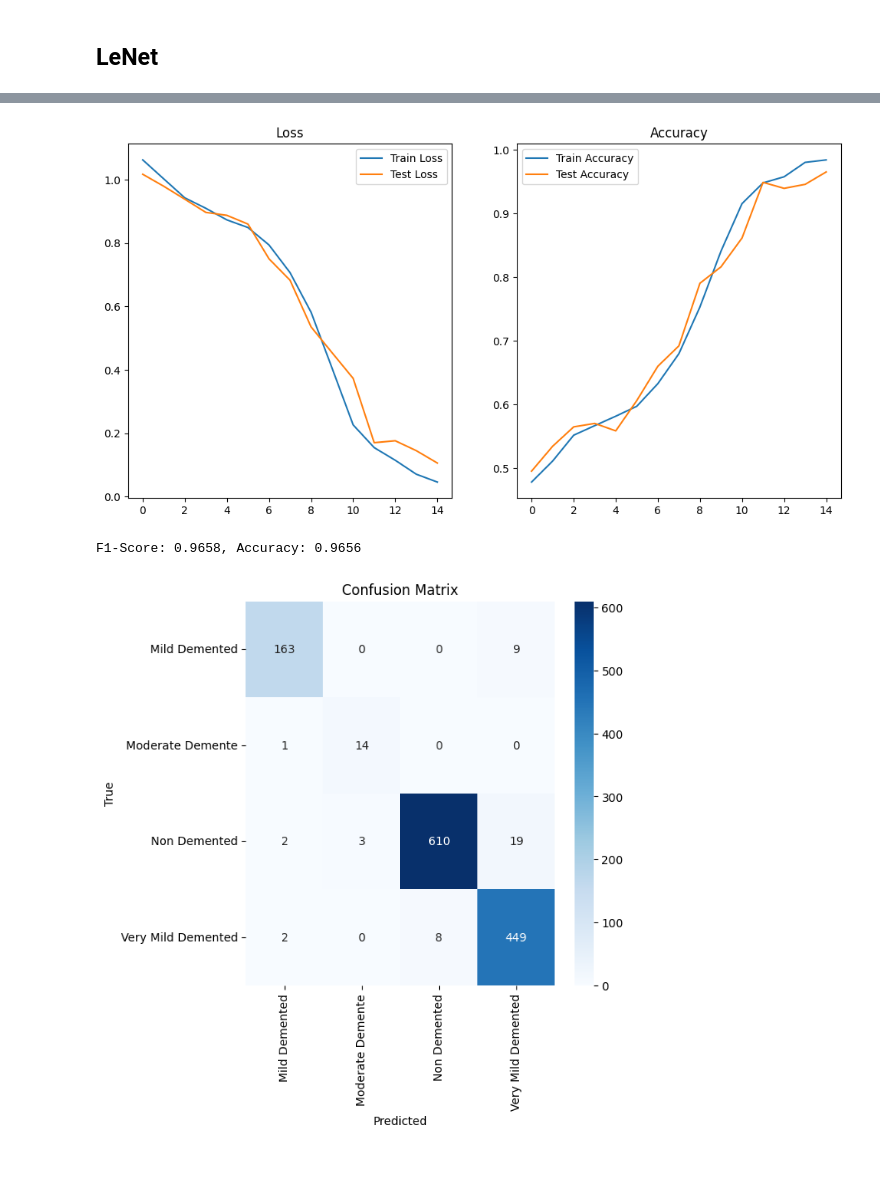
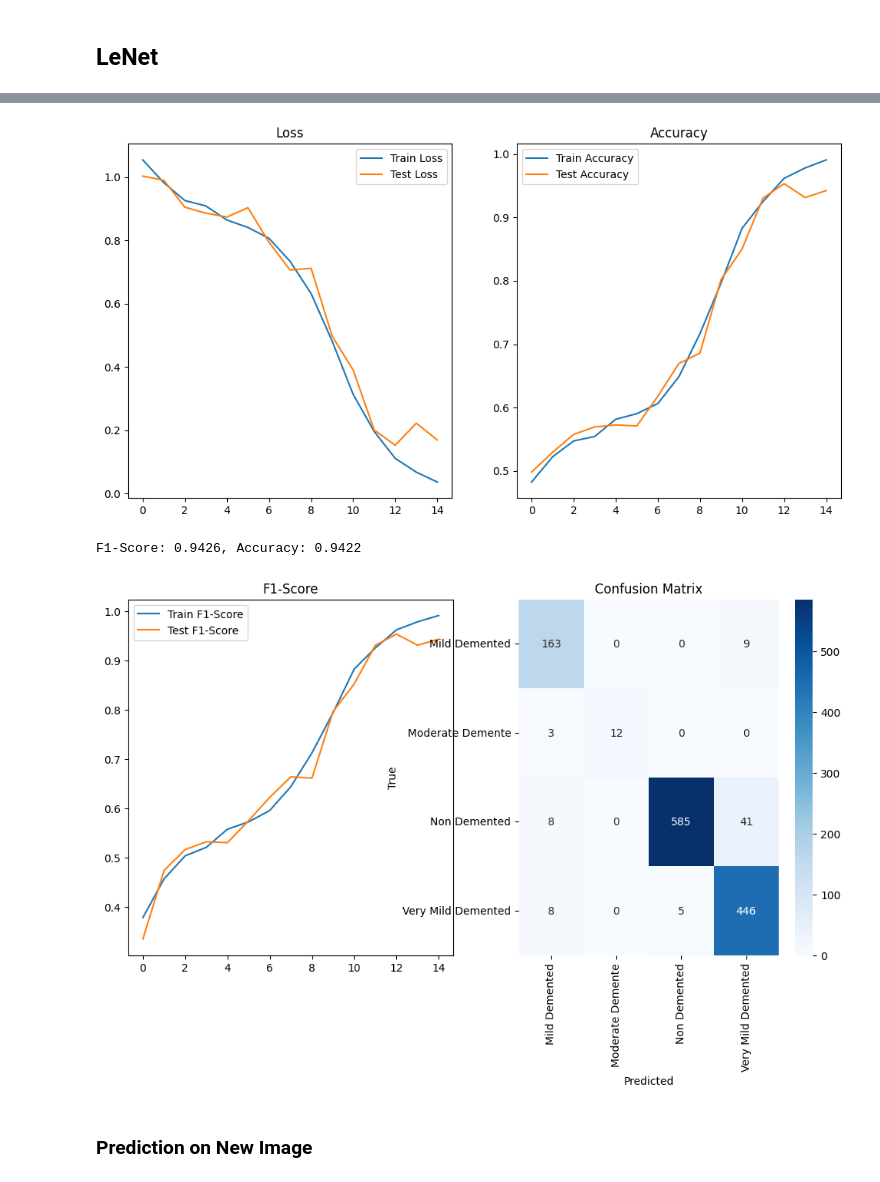
Before and after one commit to leehimcm/ml-project_Alzheimer-MRI-Disease-Classification, a Jupyter notebook: LeNet_sooyeon.ipynb, the cells around one changed output, grey strips where cells are left out. Saved outputs shown, nothing was run; the diff lists cells and outputs as text; code cells hidden in the pictures.

Commit message:
add prediction on new image

```diff
--- a/LeNet_sooyeon.ipynb
+++ b/LeNet_sooyeon.ipynb
@@ -121,10 +141,12 @@ optimizer = torch.optim.Adam(model.parameters(), lr=3e-4, weight_decay=1e-3)
 num_epochs = 15
 train_loss_list, test_loss_list = [], []
 train_acc_list, test_acc_list = [], []
+train_f1_list, test_f1_list = [], []
 
 for epoch in range(num_epochs):
     model.train()
     total_loss, correct_train, total_train = 0, 0, 0
+    y_true_train, y_pred_train = [], []
 
     for batch_idx, (x, y) in enumerate(train_loader):
         x, y = x.to(device), y.to(device)
@@ -146,15 +168,22 @@ for epoch in range(num_epochs):
         correct_train += torch.sum(preds == y).item()
         total_train += y.size(0)
 
+        # Collect true and predicted labels for F1-score
+        y_true_train.extend(y.cpu().numpy())
+        y_pred_train.extend(preds.cpu().numpy())
+
     # Compute average loss and accuracy
     avg_train_loss = total_loss / total_train
     train_accuracy = correct_train / total_train
+    train_f1 = f1_score(y_true_train, y_pred_train, average='weighted')
     train_loss_list.append(avg_train_loss)
     train_acc_list.append(train_accuracy)
+    train_f1_list.append(train_f1)
 
     # Evaluation on the test set
     model.eval()
     total_loss, correct_test, total_test = 0, 0, 0
+    y_true_test, y_pred_test = [], []
 
     with torch.no_grad():
         for x, y in test_loader:
@@ -170,10 +199,16 @@ for epoch in range(num_epochs):
             correct_test += torch.sum(preds == y).item()
             total_test += y.size(0)
 
+            # Collect true and predicted labels for F1-score
+            y_true_test.extend(y.cpu().numpy())
+            y_pred_test.extend(preds.cpu().numpy())
+
     avg_test_loss = total_loss / total_test
     test_accuracy = correct_test / total_test
+    test_f1 = f1_score(y_true_test, y_pred_test, average='weighted')
     test_loss_list.append(avg_test_loss)
     test_acc_list.append(test_accuracy)
+    test_f1_list.append(test_f1)
 
     print(f"Epoch [{epoch + 1}/{num_epochs}] - "
           f"Train Loss: {avg_train_loss:.4f}, Train Acc: {train_accuracy:.4f}, "
@@ -214,11 +249,18 @@ f1 = f1_score(y_true, y_pred, average='weighted')
 acc = accuracy_score(y_true, y_pred)
 print(f"F1-Score: {f1:.4f}, Accuracy: {acc:.4f}")
 
-# Confusion Matrix
+# F1 score and Confusion Matrix
 label_names = ["Mild Demented", "Moderate Demente", "Non Demented", "Very Mild Demented"]
 
+plt.figure(figsize=(12, 6))
+plt.subplot(1, 2, 1)
+plt.plot(train_f1_list, label='Train F1-Score')
+plt.plot(test_f1_list, label='Test F1-Score')
+plt.legend()
+plt.title('F1-Score')
+
+plt.subplot(1, 2, 2)
 cm = confusion_matrix(y_true, y_pred)
-plt.figure(figsize=(6, 6))
 sns.heatmap(cm, annot=True, fmt="d", cmap="Blues", xticklabels=label_names, yticklabels=label_names)
 plt.title("Confusion Matrix")
 plt.xlabel("Predicted")
@@ -243,3 +290,5 @@ Epoch [15/15] - Train Loss: 0.0457, Train Acc: 0.9846, Test Loss: 0.1057, Test A
-[figure, old version]
+[figure, new version]
-F1-Score: 0.9658, Accuracy: 0.9656
+F1-Score: 0.9426, Accuracy: 0.9422
-[figure, old version]
+[figure, new version]
+# %% [markdown]
+### Prediction on New Image
```
Also changed, not shown: parts of 6 cells of this notebook.
